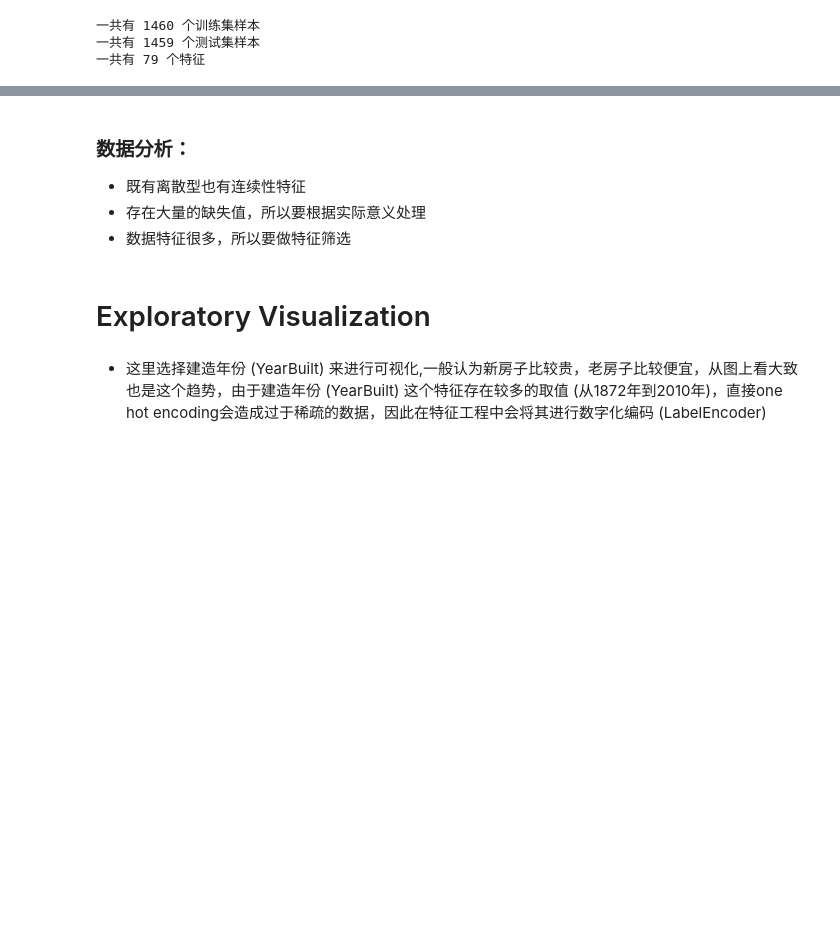
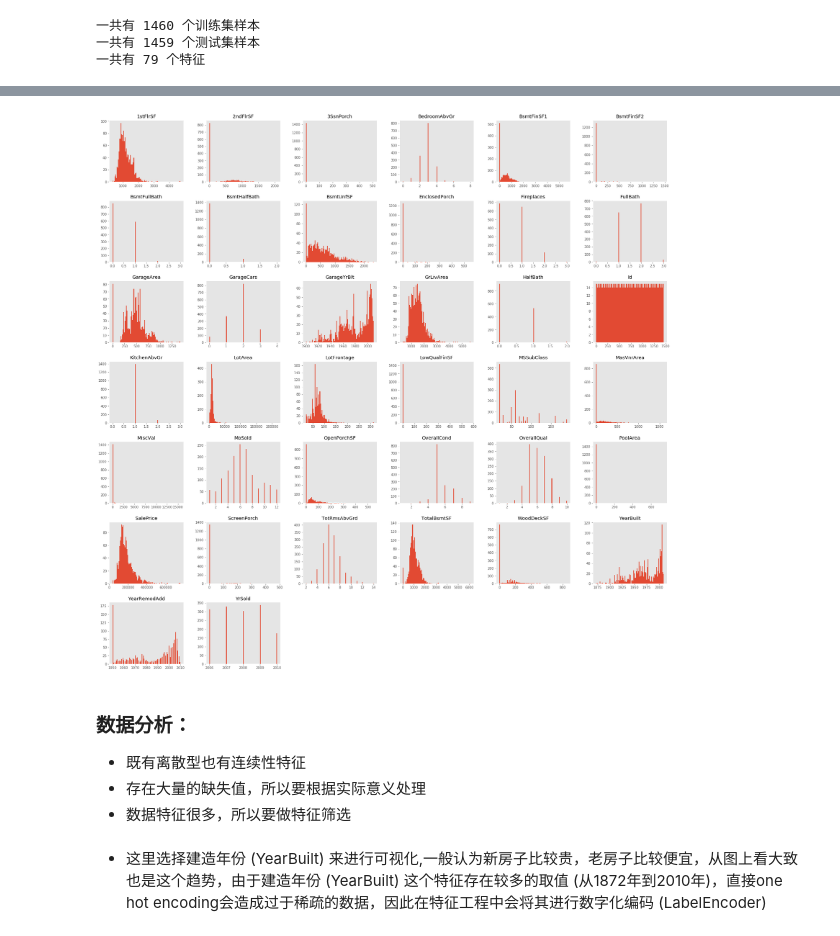
Before and after one commit to 13277021098/My-HousePrices, a Jupyter notebook: HousePrice.ipynb, the cells around one changed output, grey strips where cells are left out. Cells and saved outputs as stored; diff of their text form; code cells hidden in the pictures; blank space fills up the shorter version.

```diff
--- a/HousePrice.ipynb
+++ b/HousePrice.ipynb
@@ -75,10 +111,13 @@ print('一共有 {} 个特征'.format(test.shape[1]-1))
+# %%
+train.hist(figsize=(30,30),bins=100,grid=False)
+plt.show()
+# %% [output]
+[figure, added]
 # %% [markdown]
 ### 数据分析：
 * 既有离散型也有连续性特征
 * 存在大量的缺失值，所以要根据实际意义处理
 * 数据特征很多，所以要做特征筛选
-# %% [markdown]
-# Exploratory Visualization
 # %% [markdown]
 + 这里选择建造年份 (YearBuilt) 来进行可视化,一般认为新房子比较贵，老房子比较便宜，从图上看大致也是这个趋势，由于建造年份 (YearBuilt) 这个特征存在较多的取值 (从1872年到2010年)，直接one hot encoding会造成过于稀疏的数据，因此在特征工程中会将其进行数字化编码 (LabelEncoder)
 # %%
```
Also changed, not shown: parts of 7 cells of this notebook.
